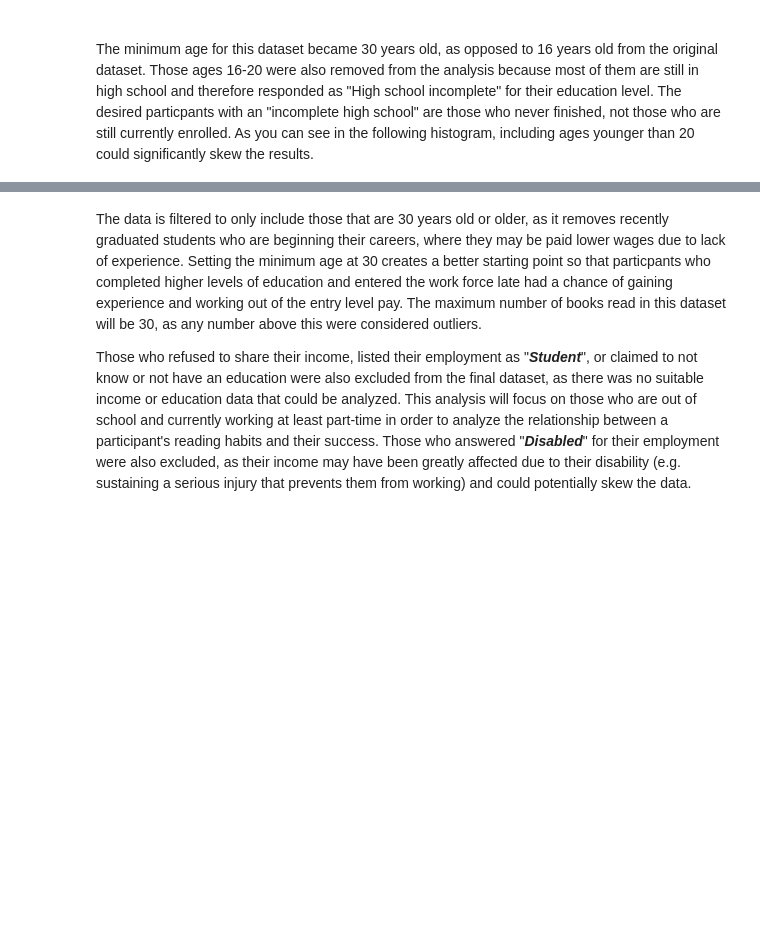
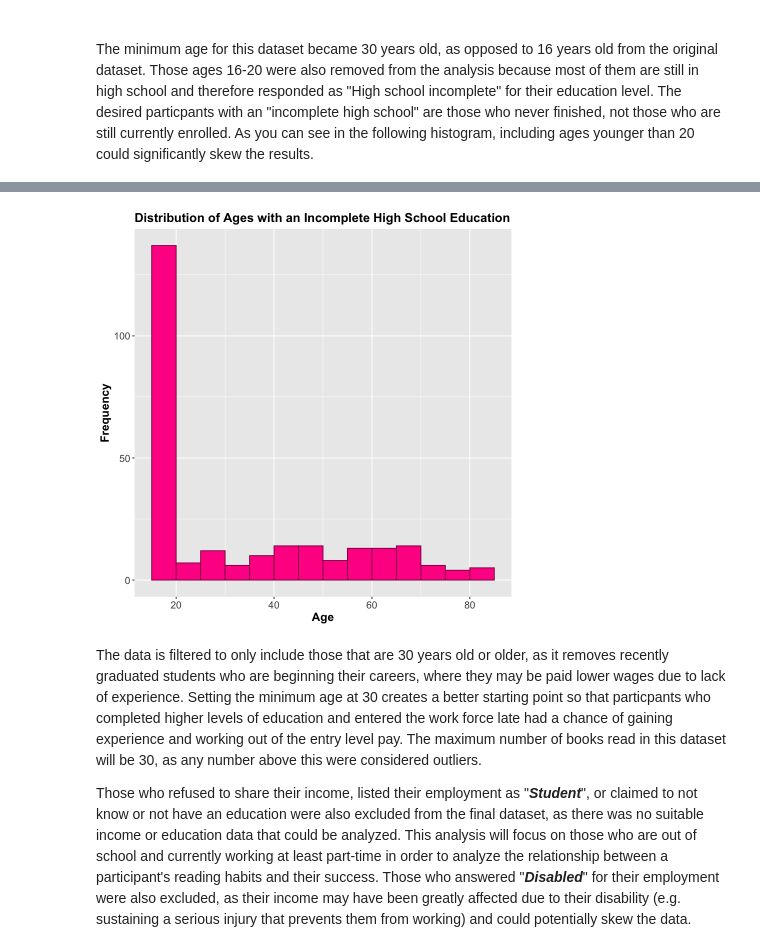
Before and after one commit to dannyjimenez98/Reading-Habits-vs-Income-Analysis, a Jupyter notebook: Reading-vs-Income-Analysis.ipynb, the cells around one changed output, grey strips where cells are left out. Saved outputs shown, nothing was run; the diff lists cells and outputs as text; code cells hidden in the pictures; blank space fills up the shorter version.

Commit message:
Updated plots in notebook to ggplot

```diff
--- a/Reading-vs-Income-Analysis.ipynb
+++ b/Reading-vs-Income-Analysis.ipynb
@@ -73,3 +79,21 @@ hist(r$Age[r$Education=="High school incomplete"],
+# %%
+# resize plot window
+options(repr.plot.width=7, repr.plot.height=7)
+
+# convert data to dataframe
+age_df<-as.data.frame(r$Age[r$Education=="High school incomplete"])
+names(age_df)<-c("age")
+
+# histogram
+ggplot(age_df, aes(x=age)) +
+    geom_histogram(binwidth=5, boundary=0, color="deeppink4", fill="deeppink") +
+    labs(title="Distribution of Ages with an Incomplete High School Education",
+         x="Age", y="Frequency") +
+    theme(axis.text=element_text(size=12),
+          axis.title=element_text(size=14,face="bold"),
+          plot.title=element_text(size=15,face="bold"))
+# %% [output]
+[figure, added]
 # %% [markdown]
 The data is filtered to only include those that are 30 years old or older, as it removes recently graduated students who are beginning their careers, where they may be paid lower wages due to lack of experience. Setting the minimum age at 30 creates a better starting point so that particpants who completed higher levels of education and entered the work force late had a chance of gaining experience and working out of the entry level pay. The maximum number of books read in this dataset will be 30, as any number above this were considered outliers.
 
```
Also changed, not shown: parts of 9 cells of this notebook.
